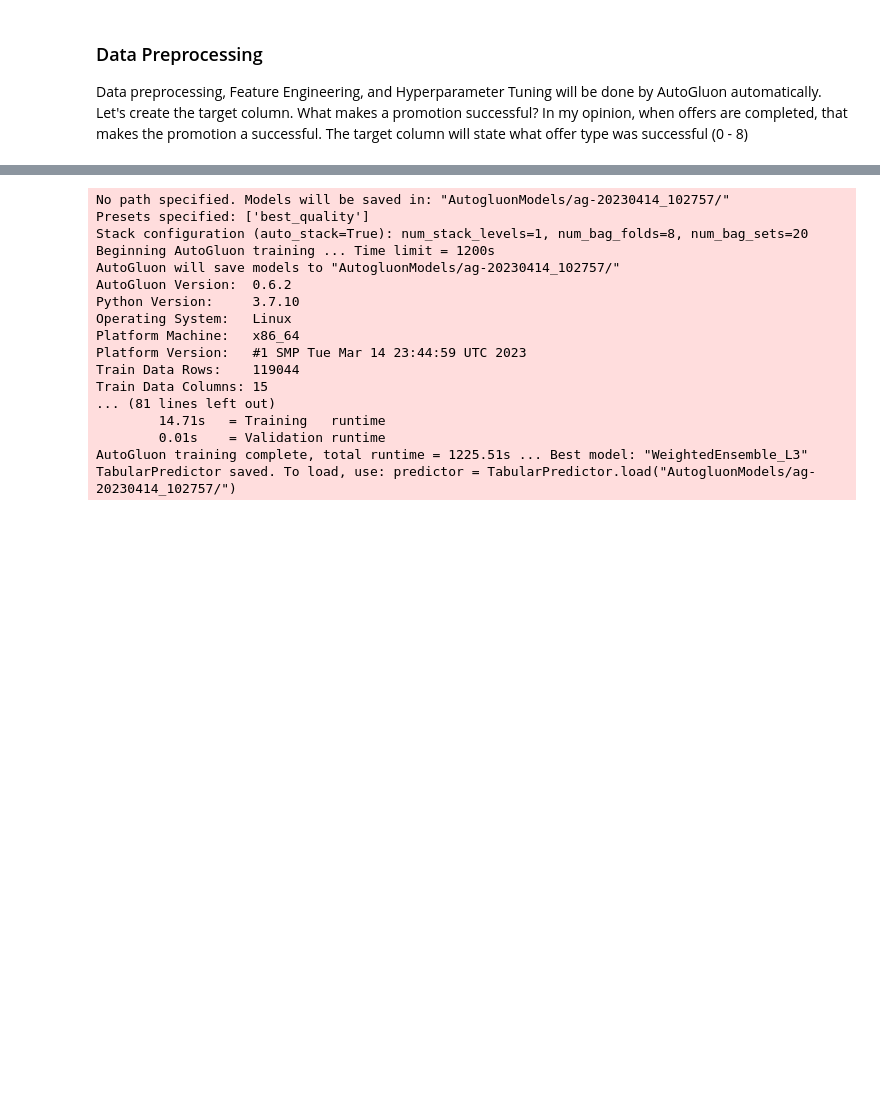
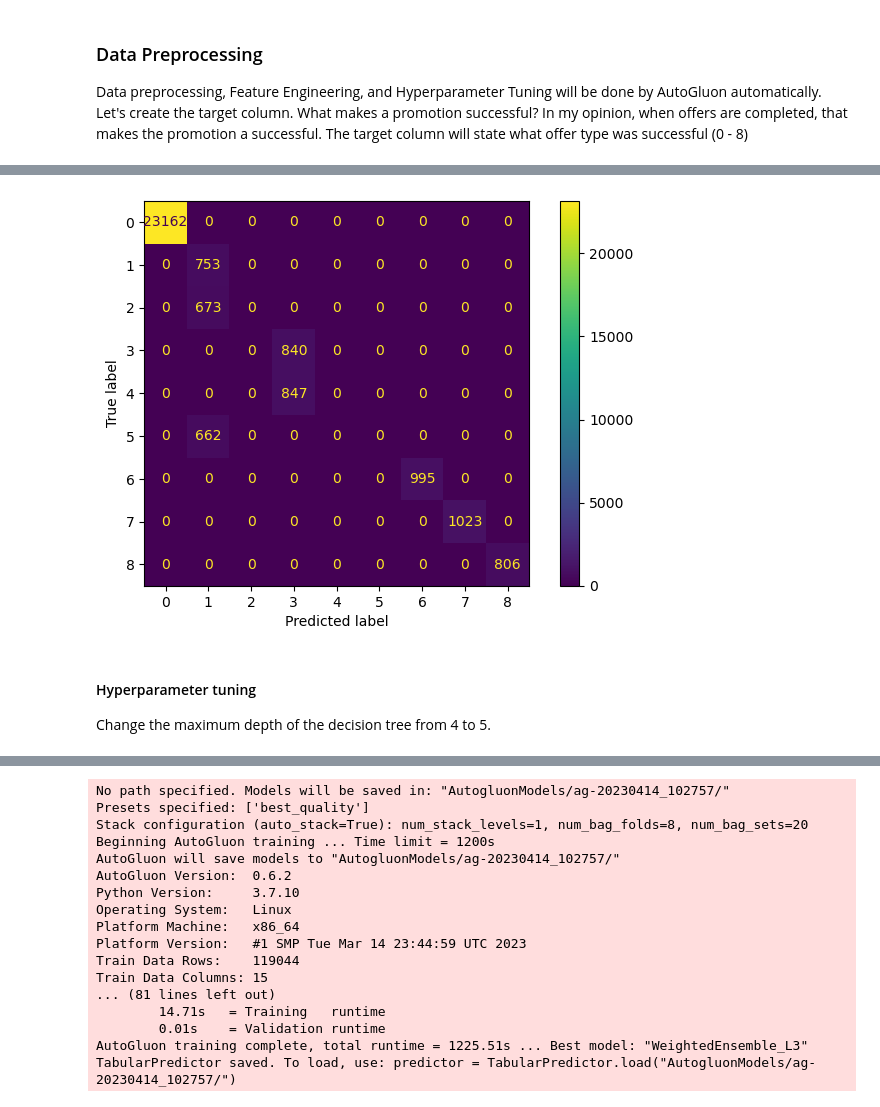
Before and after one commit to edidiongaligbe/Starbucks_Capstone_Project, a Jupyter notebook: Starbucks_Project.ipynb, the cells around one changed output, grey strips where cells are left out. Drawn from its saved outputs; the diff is of its cells as text; code cells hidden in the pictures; blank space fills up the shorter version.

```diff
--- a/Starbucks_Project.ipynb
+++ b/Starbucks_Project.ipynb
@@ -512,3 +512,8 @@ def create_target():
         else:
             result.append(0)
     return result
+# %%
+# Create an target data
+label = pd.DataFrame()
+label['target'] = create_target()
+label.head()
@@ -542,4 +561,6 @@ df.describe()
 # %%
+
 from sklearn.model_selection import train_test_split
 
-training_data, testing_data = train_test_split(df, test_size=0.2, random_state=25)
+x_train, x_test, y_train, y_test = train_test_split(df, label, test_size=0.2)
+x_train.head()
@@ -545,0 +603,13 @@ training_data, testing_data = train_test_split(df, test_size=0.2, random_state=2
+# %%
+from sklearn.tree import DecisionTreeClassifier
+from sklearn.metrics import balanced_accuracy_score, accuracy_score, ConfusionMatrixDisplay, confusion_matrix, classification_report
+dt_model = DecisionTreeClassifier(max_depth=4).fit(x_train, y_train)
+dt_y_pred = dt_model.predict(X_test)
+
+accuracy = accuracy_score(y_test, dt_y_pred)
+balanced_accuracy = balanced_accuracy_score(y_test, dt_y_pred)
+
+print("Accuracy score: ", accuracy)
+print("Balanced accuracy score: ", balanced_accuracy)
+print("\n\n")
+print(classification_report(y_test, dt_y_pred))
@@ -545,0 +637,15 @@ training_data, testing_data = train_test_split(df, test_size=0.2, random_state=2
+# %%
+# Plot confusion matrix
+fig, ax = plt.subplots(figsize=(8, 5))
+cmp = ConfusionMatrixDisplay(
+    confusion_matrix(y_test, dt_y_pred),
+    display_labels=[0,1,2,3,4,5,6,7,8],
+)
+
+cmp.plot(ax=ax)
+plt.show();
+# %% [output]
+[figure, added]
+# %% [markdown]
+#### Hyperparameter tuning
+Change the maximum depth of the decision tree from 4 to 5.
```
Also changed, not shown: parts of 13 cells of this notebook.
